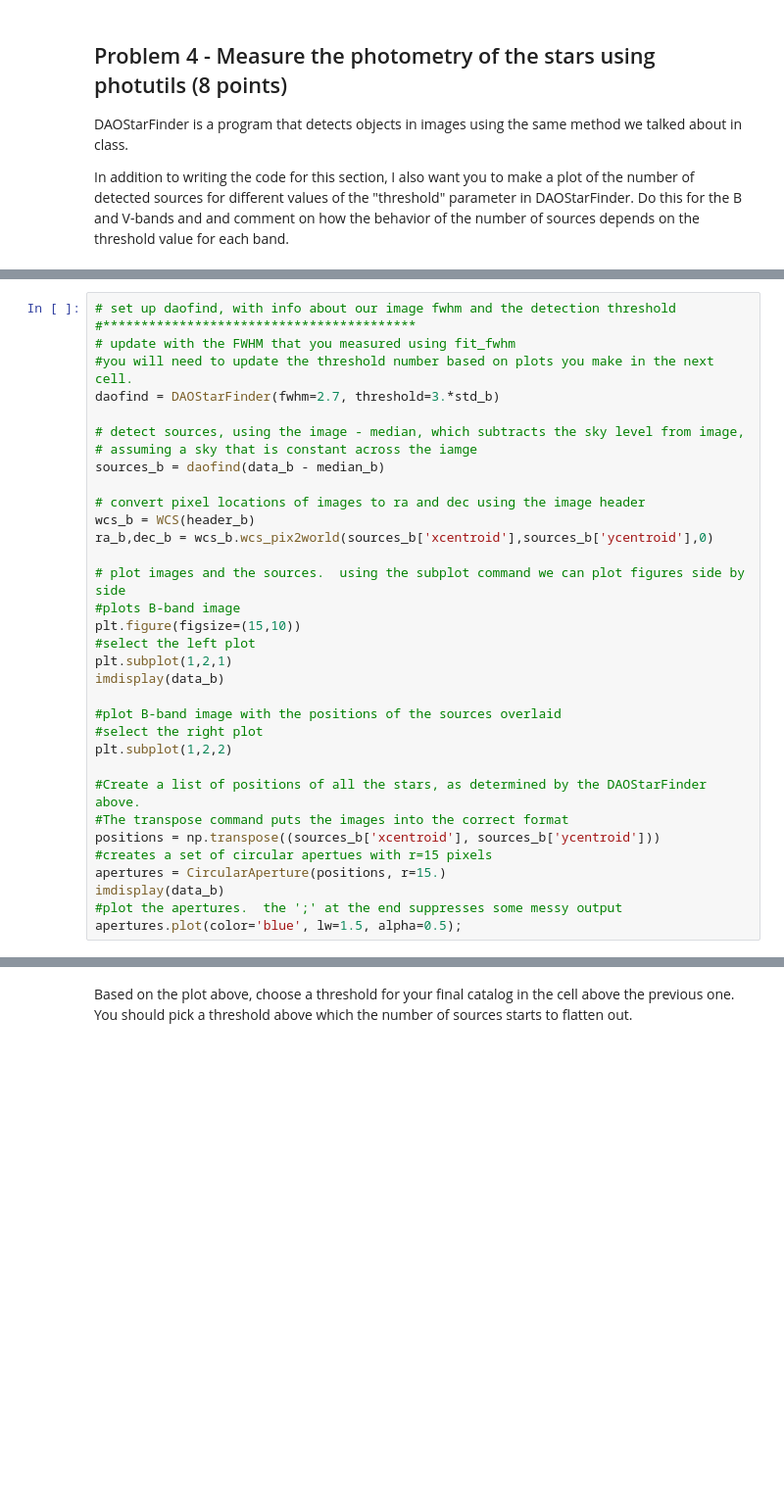
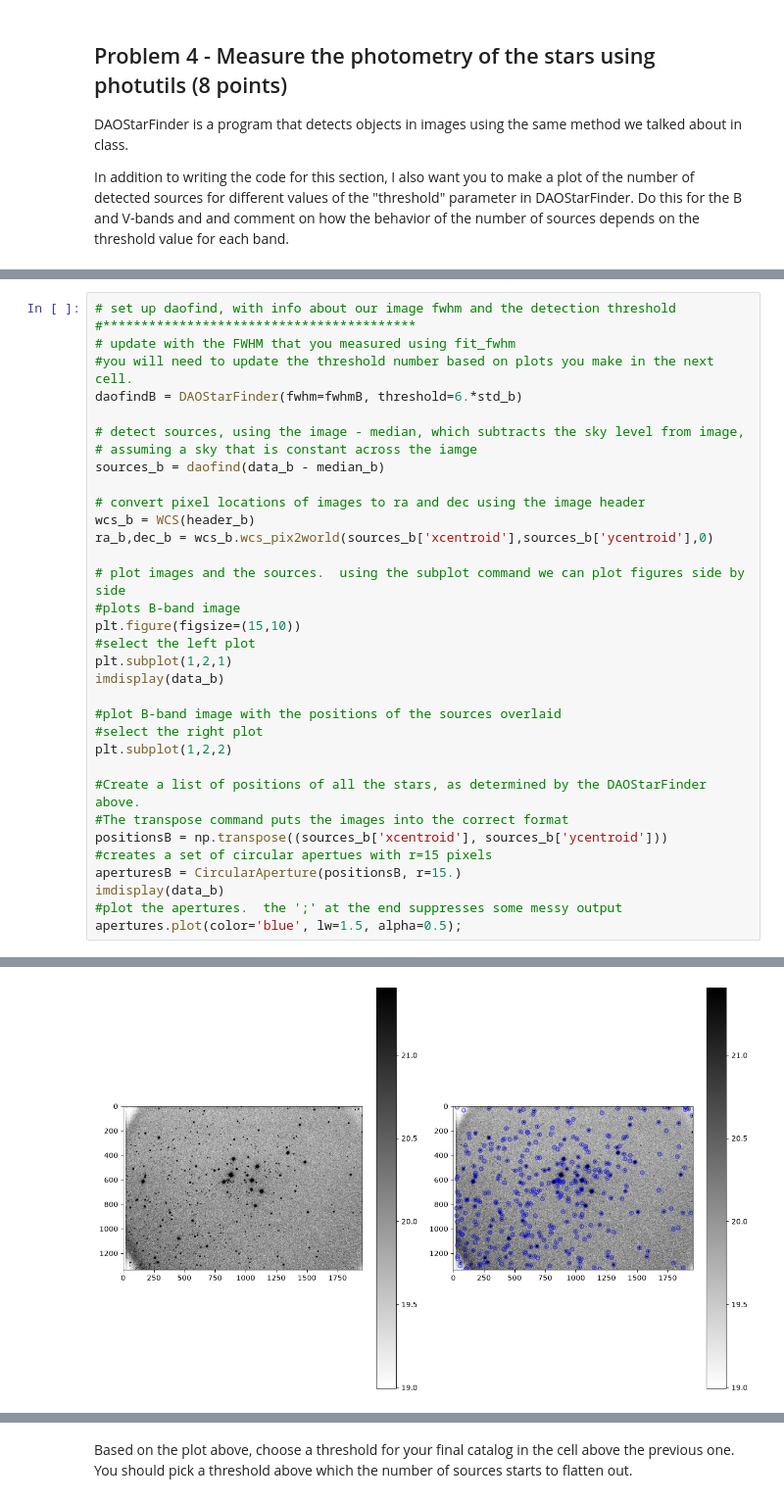
Before and after one commit to terrymechem/Reductionproject_student, a Jupyter notebook: cluster_photometry_student.ipynb, the cells around one changed output, grey strips where cells are left out. Shown at 98% size. Cells and saved outputs as stored; diff of their text form; blank space fills up the shorter version.

```diff
--- a/cluster_photometry_student.ipynb
+++ b/cluster_photometry_student.ipynb
@@ -418,7 +426,7 @@ mean_b, median_b, std_b = sigma_clipped_stats(data_b, sigma=3.0)
 #*****************************************
 # update with the FWHM that you measured using fit_fwhm
 #you will need to update the threshold number based on plots you make in the next cell.
-daofind = DAOStarFinder(fwhm=2.7, threshold=3.*std_b)
+daofindB = DAOStarFinder(fwhm=fwhmB, threshold=6.*std_b)
 
 # detect sources, using the image - median, which subtracts the sky level from image,
 # assuming a sky that is constant across the iamge
@@ -441,9 +449,9 @@ plt.subplot(1,2,2)
 
 #Create a list of positions of all the stars, as determined by the DAOStarFinder above.
 #The transpose command puts the images into the correct format
-positions = np.transpose((sources_b['xcentroid'], sources_b['ycentroid']))
+positionsB = np.transpose((sources_b['xcentroid'], sources_b['ycentroid']))
 #creates a set of circular apertues with r=15 pixels
-apertures = CircularAperture(positions, r=15.)
+aperturesB = CircularAperture(positionsB, r=15.)
 imdisplay(data_b)
 #plot the apertures.  the ';' at the end suppresses some messy output
 apertures.plot(color='blue', lw=1.5, alpha=0.5);
@@ -452,3 +460,4 @@ NameError: name 'DAOStarFinder' is not defined
+[figure, added]
 # %%
 #This makes a plot of the number of sources for different detection thresholds for the B-band
 #set up an array of thresholds
```
Also changed, not shown: parts of 14 cells of this notebook.
